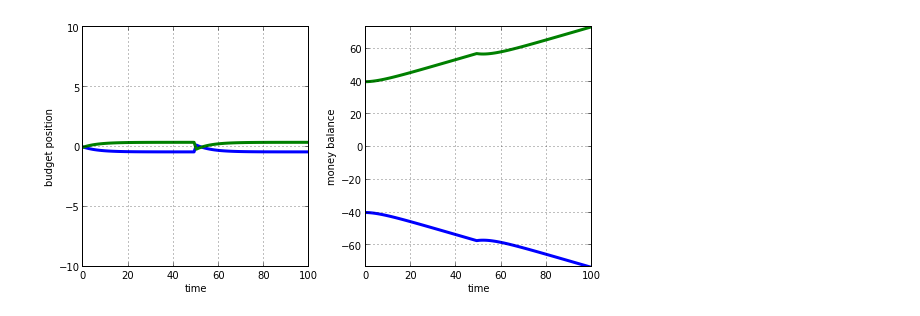
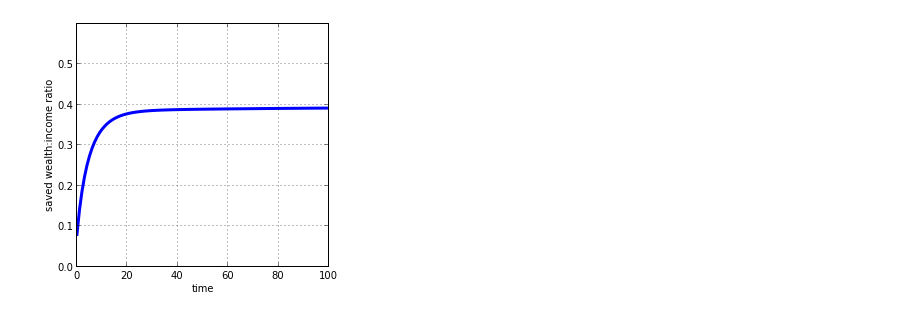
Before and after one commit to spatchcock/monetary_economics_python, a Jupyter notebook: notebooks/wip/growth.ipynb, the cells around one changed output. Drawn from its saved outputs; the diff is of its cells as text; code cells hidden in the pictures.

```diff
--- a/notebooks/wip/growth.ipynb
+++ b/notebooks/wip/growth.ipynb
@@ -1,28 +7,22 @@
 # %%
+# import required libraries
 import matplotlib.pyplot as plt
 import numpy as np
 %matplotlib inline
 
-N = 100
+N = 100           # define number of time periods
 
-G = np.zeros(N) # government spending
+# exogeneous variables
 
-G = 20 + np.arange(0,N)/5.0
-G[50:] = 18 + np.arange(50,N)/5.0
+theta = 0.2       # tax rate
 
-theta = 0.2 # tax rate
+alpha_Y = 0.9     # propensity to consume out of income
+alpha_H = 0.2     # propensity to consume out of saved wealth
 
-alpha_Y = 0.9
-alpha_H = 0.2
+# endogeneous variables
 
 Y   = np.zeros(N) # income
 T   = np.zeros(N) # tax revenue
 C   = np.zeros(N) # consumption
 H_h = np.zeros(N) # private savings
 H_g = np.zeros(N) # government balance
-
-Y[0] = 100
-C[0] = 80
-T[0] = 20
-H_h[0] = 100*0.4
-H_g[0] = -100*0.4
@@ -28,0 +41,4 @@ H_g[0] = -100*0.4
+# %%
+G = np.zeros(N)
+
+G = np.arange(0,N)/5.0 + 20
@@ -29,5 +49,5 @@ H_g[0] = -100*0.4
 # %%
-for t in range(1, N):
+for t in range(0, N):
 
     # calculate total income for this time step (equation 1)
     Y[t] = (G[t] + alpha_H*H_h[t-1])/(1 - alpha_Y*(1-theta))
@@ -93,21 +130,13 @@ plt.tight_layout() # space subplots neatly
 # %%
 # initialise plot figure
 fig = plt.figure(figsize=(8, 4))
 
-budget_plot = fig.add_subplot(121, xlim=(0, N), ylim=(-10, 10))                     # set axis limits
-budget_plot.plot(range(N), T-G, lw=3)                                  # plot gov budget versus time
-budget_plot.plot(range(N), Y-T-C, lw=3)                                             # plot private budget versus time
-budget_plot.grid()                                                                  # add gridlines
-plt.xlabel('time')                                                                  # label x axis
-plt.ylabel('budget position')                                                       # label y axis
-
-balance_plot = fig.add_subplot(122, xlim=(0, N), ylim=(np.min(H_g), np.max(H_h)))   # set axis limits
-balance_plot.plot(range(N), H_g, lw=3)                                              # plot gov balance versus time
-balance_plot.plot(range(N), H_h, lw=3)                                              # plot private balance versus time
-balance_plot.grid()                                                                 # add gridlines
-plt.xlabel('time')                                                                  # label x axis
-plt.ylabel('money balance')                                                         # label y axis
+wealth_ratio_plot = fig.add_subplot(121, xlim=(0, N), ylim=(0,0.6))      # set axis limits
+wealth_ratio_plot.plot(range(0,N), H_h/Y, lw=3)                          # plot wealth:income versus time
+wealth_ratio_plot.grid()                                                 # add gridlines
+plt.xlabel('time')                                                       # label x axis
+plt.ylabel('saved wealth:income ratio')                                  # label y axis                                                       # label y axis
 
 plt.tight_layout() # space subplots neatly
 # %% [output]
-[figure, old version]
+[figure, new version]
```
Also changed, not shown: parts of 11 cells of this notebook, 11 other files.
